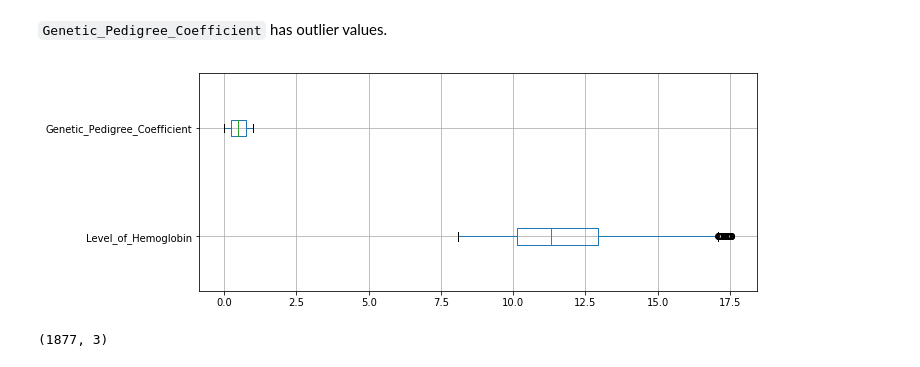
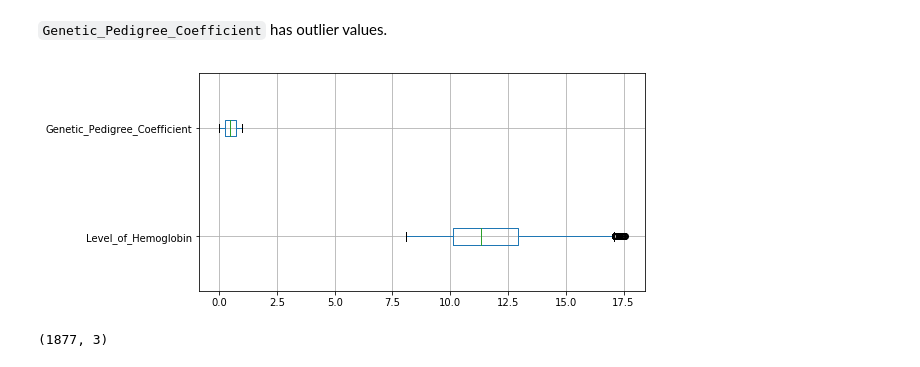
Before and after one commit to pareshppp/interview-case-studies, a Jupyter notebook: AbsolutData/Case Study 1/Case Study 1 - Report.ipynb, the cells around one changed output. Cells and saved outputs as stored; diff of their text form; code cells hidden in the pictures.

```diff
--- a/AbsolutData/Case Study 1/Case Study 1 - Report.ipynb
+++ b/AbsolutData/Case Study 1/Case Study 1 - Report.ipynb
@@ -49,8 +47,10 @@ from sklearn.metrics import accuracy_score
 As per the Objective we are only focusing on predicting `Blood_Pressure_Abnormality` using `Level_of_Hemoglobin` and `Genetic_Pedigree_Coefficient`. So, lets drop all other columns.
 # %%
 # read data
-data = pd.read_csv('data/Training Data - Classification of Patients with Abnormal Blood Pressure (N=2000)_27-Jul-2016.csv')
-data = data[['Blood_Pressure_Abnormality', 'Level_of_Hemoglobin', 'Genetic_Pedigree_Coefficient']]
+data = pd.read_csv('data/Training Data - Classification of Patients \
+with Abnormal Blood Pressure (N=2000)_27-Jul-2016.csv')
+data = data[['Blood_Pressure_Abnormality', 'Level_of_Hemoglobin', \
+             'Genetic_Pedigree_Coefficient']]
 data.head()
 # %% [output]
 |  | Blood_Pressure_Abnormality | Level_of_Hemoglobin | Genetic_Pedigree_Coefficient |
@@ -84,9 +84,10 @@ data.shape
 # %% [markdown]
 `Genetic_Pedigree_Coefficient` has outlier values.
 # %%
-data.boxplot(column=['Level_of_Hemoglobin', 'Genetic_Pedigree_Coefficient'], vert=False, figsize=(10, 4));
+data.boxplot(column=['Level_of_Hemoglobin', 'Genetic_Pedigree_Coefficient'],\
+             vert=False, figsize=(8, 4));
 # %% [output]
-[figure, old version]
+[figure, new version]
 # %%
 data = data[data['Level_of_Hemoglobin'] <= 17]
 data.shape
```
Also changed, not shown: parts of 5 cells of this notebook, 3 other files.
